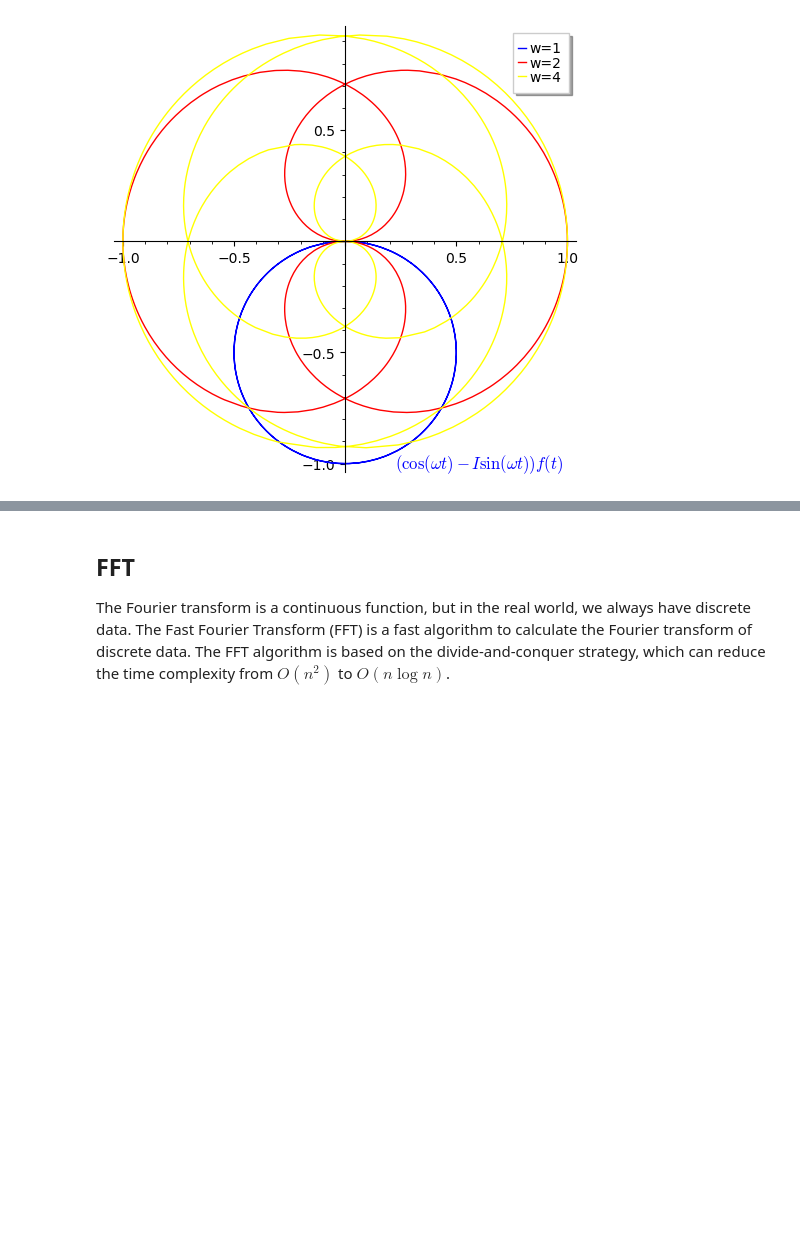
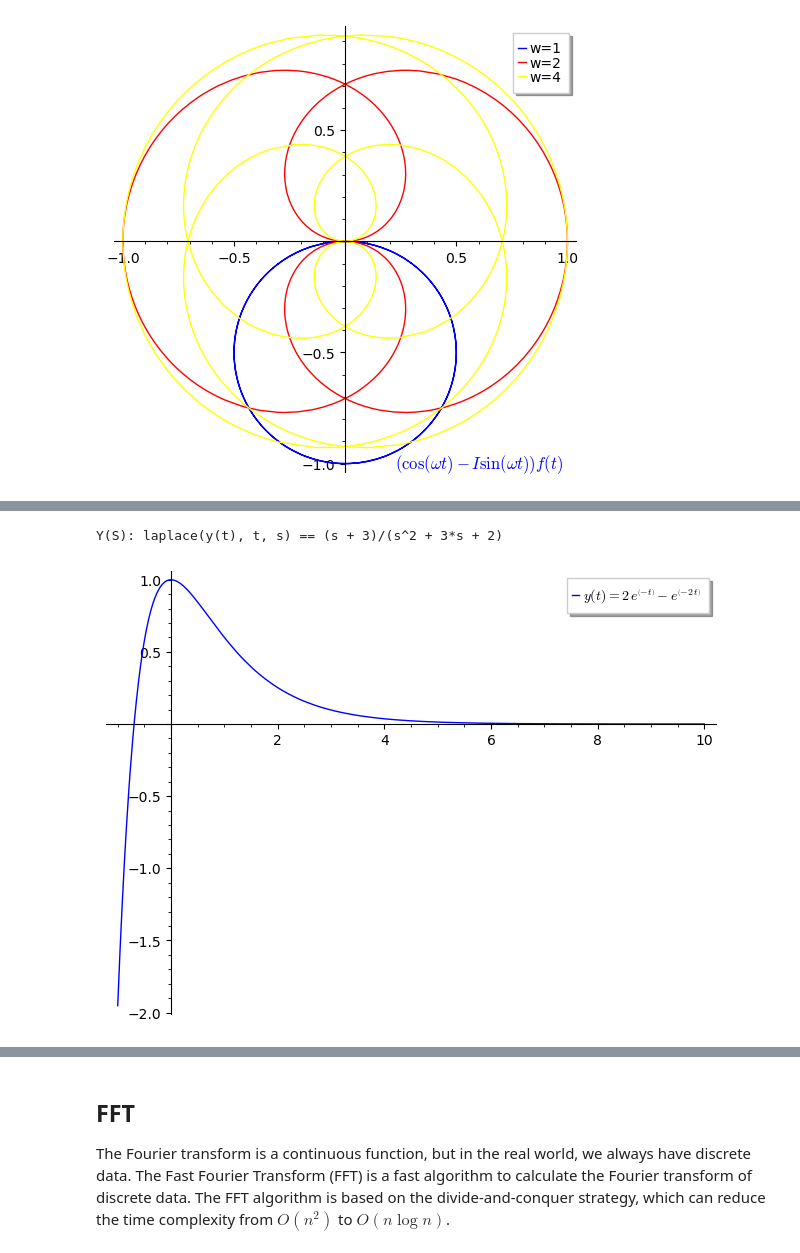
Before and after one commit to jiahaoxiang2000/MATH, a Jupyter notebook: topic/laplace-transforms.ipynb, the cells around one changed output, grey strips where cells are left out. Cells and saved outputs as stored; diff of their text form; code cells hidden in the pictures; blank space fills up the shorter version.

```diff
--- a/topic/laplace-transforms.ipynb
+++ b/topic/laplace-transforms.ipynb
@@ -75,0 +163,26 @@ the fourier transform is find new identify way to describe the function $f(t)$,
+# %%
+# Laplace Transform solve a differential equation
+# Define the variable and the function
+t = var("t")
+y = function("y")(t)
+
+# Define the differential equation
+# y'' + 3y' + 2y = 0
+de = diff(y, t, 2) + 3 * diff(y, t) + 2 * y == 0
+
+# Apply Laplace Transform
+s = var("s")
+Y = laplace(y, t, s)
+
+# Solve using Laplace Transform with initial conditions
+# initial conditions: y(0) = 1, y'(0) = 0
+sol = solve(
+    laplace(de, t, s).subs({laplace(y, t, s): Y, y(t=0): 1, diff(y, t)(t=0): 0}), Y
+)
+print("Y(S): " + str(sol[0]))
+# Find the inverse Laplace Transform to get y(t)
+y_t = inverse_laplace(sol[0].rhs(), s, t)
+plot(y_t, (t, -1, 10), color="blue", legend_label=f"$y(t) = {latex(y_t)}$")
+# %% [output]
+Y(S): laplace(y(t), t, s) == (s + 3)/(s^2 + 3*s + 2)
+[figure, added]
```
Also changed, not shown: parts of 13 cells of this notebook.
